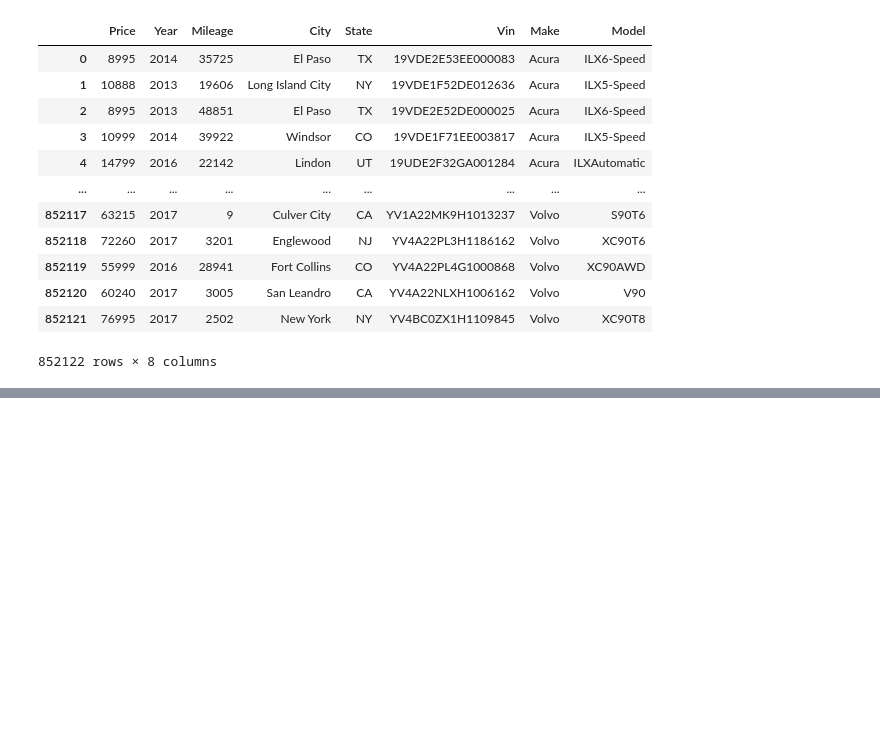
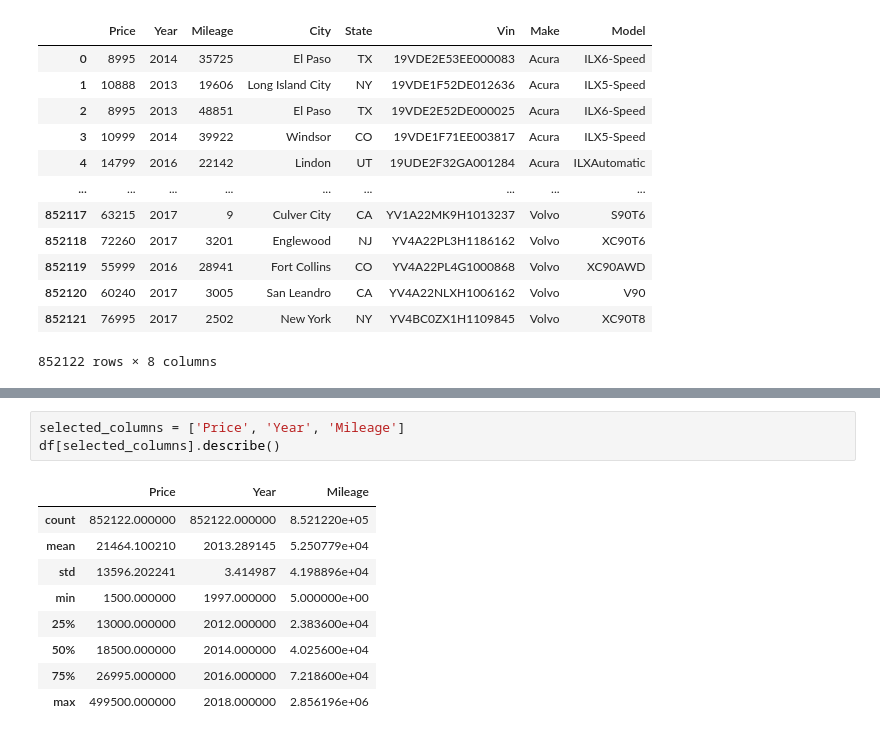
Before and after one commit to muhammadarkan01/Project-from-RevoU, a Jupyter notebook: Untitled.ipynb, the cells around one changed output, grey strips where cells are left out. Drawn from its saved outputs; the diff is of its cells as text; blank space fills up the shorter version.

```diff
--- a/Untitled.ipynb
+++ b/Untitled.ipynb
@@ -22,3 +50,16 @@ df
+# %%
+selected_columns = ['Price', 'Year', 'Mileage']
+df[selected_columns].describe()
+# %% [output]
+|  | Price | Year | Mileage |
+| count | 852122.000000 | 852122.000000 | 8.521220e+05 |
+| mean | 21464.100210 | 2013.289145 | 5.250779e+04 |
+| std | 13596.202241 | 3.414987 | 4.198896e+04 |
+| min | 1500.000000 | 1997.000000 | 5.000000e+00 |
+| 25% | 13000.000000 | 2012.000000 | 2.383600e+04 |
+| 50% | 18500.000000 | 2014.000000 | 4.025600e+04 |
+| 75% | 26995.000000 | 2016.000000 | 7.218600e+04 |
+| max | 499500.000000 | 2018.000000 | 2.856196e+06 |
 # %%
 # Count city, state, make, model
 
```
Also changed, not shown: parts of 15 cells of this notebook.
